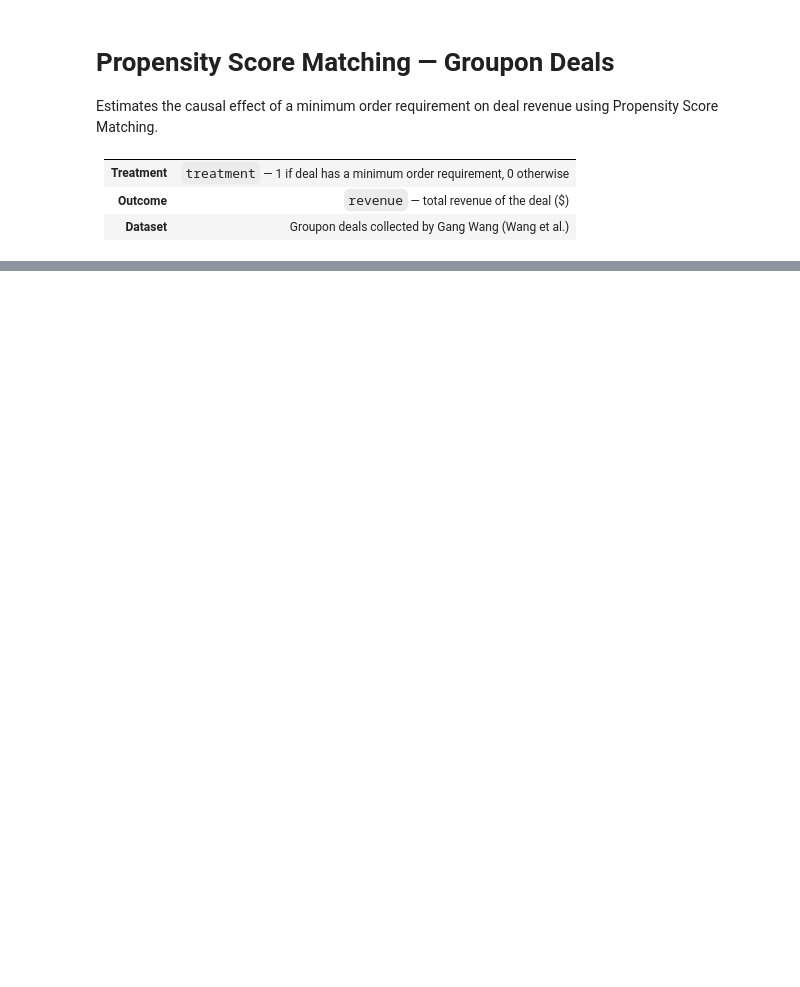
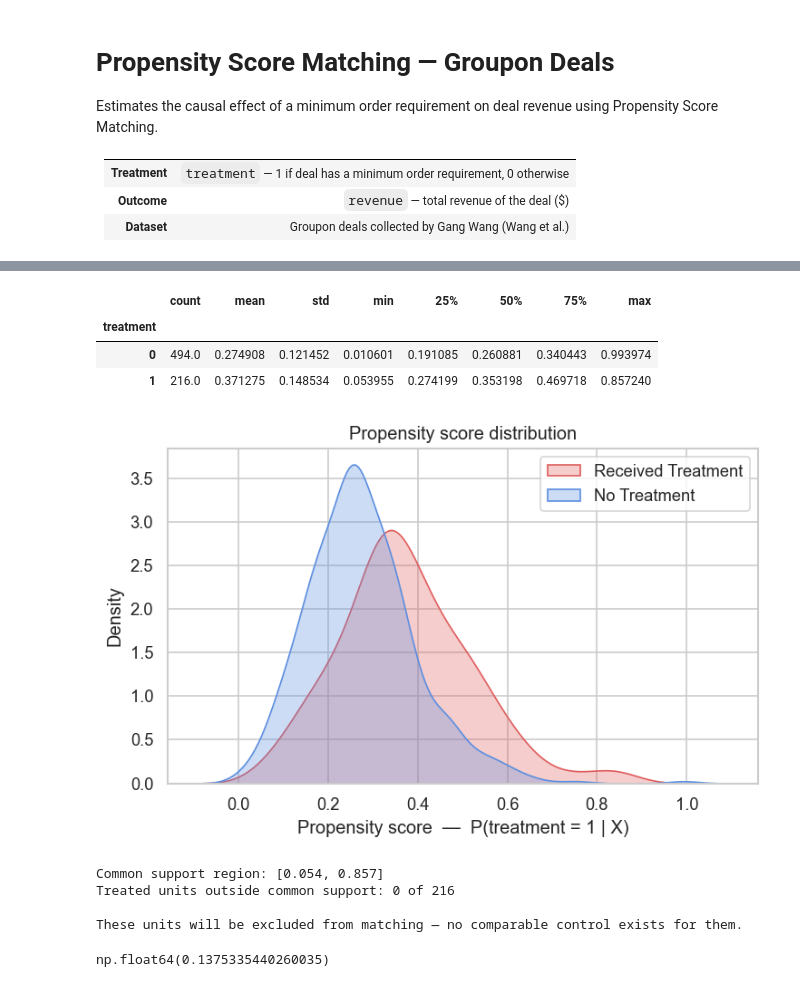
Before and after one commit to stringer-data/causal-inference-training, a Jupyter notebook: projects/02_matching/groupon_deal_revenue/notebooks/01_ingest.ipynb, the cells around one changed output, grey strips where cells are left out. Saved outputs shown, nothing was run; the diff lists cells and outputs as text; code cells hidden in the pictures; blank space fills up the shorter version.

```diff
--- a/projects/02_matching/groupon_deal_revenue/notebooks/01_ingest.ipynb
+++ b/projects/02_matching/groupon_deal_revenue/notebooks/01_ingest.ipynb
@@ -43,0 +164,5 @@ Control   : 494
+# %%
+formula = f"{TREATMENT} ~ {' + '.join(COVARIATES)}"
+
+ps_model = smf.logit(formula, data=df).fit()
+ps_model.summary()
@@ -43,0 +190,53 @@ Control   : 494
+# %%
+# Extract predicted probabilities from the fitted model and store on the dataframe.
+# model.predict() with no arguments uses the same data the model was fitted on.
+# The output is each person's estimated probability of having quit smoking,
+# given their observed covariates — this is their propensity score.
+df["propensity_score"] = ps_model.predict()
+
+# Summarise the score distribution separately for each group.
+# We want to see: (1) do the means differ? (2) how wide is each distribution?
+# A well-fitted model should assign higher scores to quitters on average.
+df.groupby(TREATMENT)["propensity_score"].describe()
+# %% [output]
+|  | count | mean | std | min | 25% | 50% | 75% | max |
+| treatment |  |  |  |  |  |  |  |  |
+| 0 | 494.0 | 0.274908 | 0.121452 | 0.010601 | 0.191085 | 0.260881 | 0.340443 | 0.993974 |
+| 1 | 216.0 | 0.371275 | 0.148534 | 0.053955 | 0.274199 | 0.353198 | 0.469718 | 0.857240 |
+# %%
+fig, ax = plt.subplots(figsize=(7, 4))
+
+# Overlay KDE distributions for each group
+# What we want to see: two overlapping but distinct humps — enough separation for scores
+# to be doing useful work, enough overlap for valid matches to exist
+for val, label, color in [(1, "Received Treatment", "#e05c5c"), (0, "No Treatment", "#5c8ee0")]:
+    sns.kdeplot(df[df[TREATMENT] == val]["propensity_score"], ax=ax, label=label, color=color, fill=True, alpha=0.3)
+
+ax.set_xlabel("Propensity score  —  P(treatment = 1 | X)")
+ax.set_title("Propensity score distribution")
+ax.legend()
+plt.show()
+# %% [output]
+[figure, added]
+# %%
+ps_treated = df[df[TREATMENT] == 1]["propensity_score"]
+ps_control = df[df[TREATMENT] == 0]["propensity_score"]
+
+# Common support = the intersection of both score ranges
+# overlap_min: the highest minimum (below this, only controls exist)
+# overlap_max: the lowest maximum (above this, only treated units exist)
+overlap_min = max(ps_treated.min(), ps_control.min())
+overlap_max = min(ps_treated.max(), ps_control.max())
+
+print(f"Common support region: [{overlap_min:.3f}, {overlap_max:.3f}]")
+print(f"Treated units outside common support: {(ps_treated > overlap_max).sum()} of {len(ps_treated)}")
+print(f"\nThese units will be excluded from matching — no comparable control exists for them.")
+# %% [output]
+Common support region: [0.054, 0.857]
+Treated units outside common support: 0 of 216
+
+These units will be excluded from matching — no comparable control exists for them.
+# %%
+df['propensity_score'].std()
+# %% [output]
+np.float64(0.1375335440260035)
```
Also changed, not shown: parts of 29 cells of this notebook, 1 other file.
